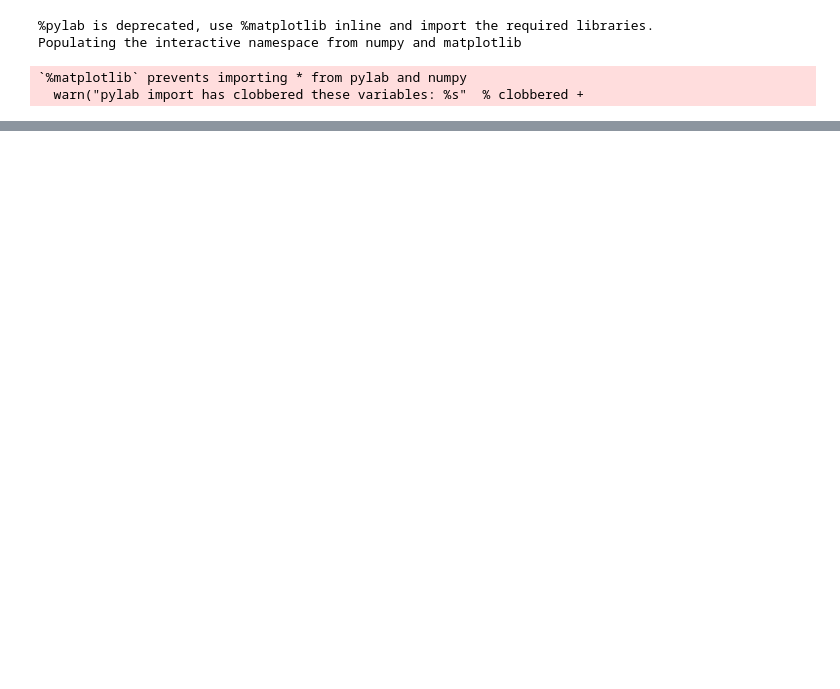
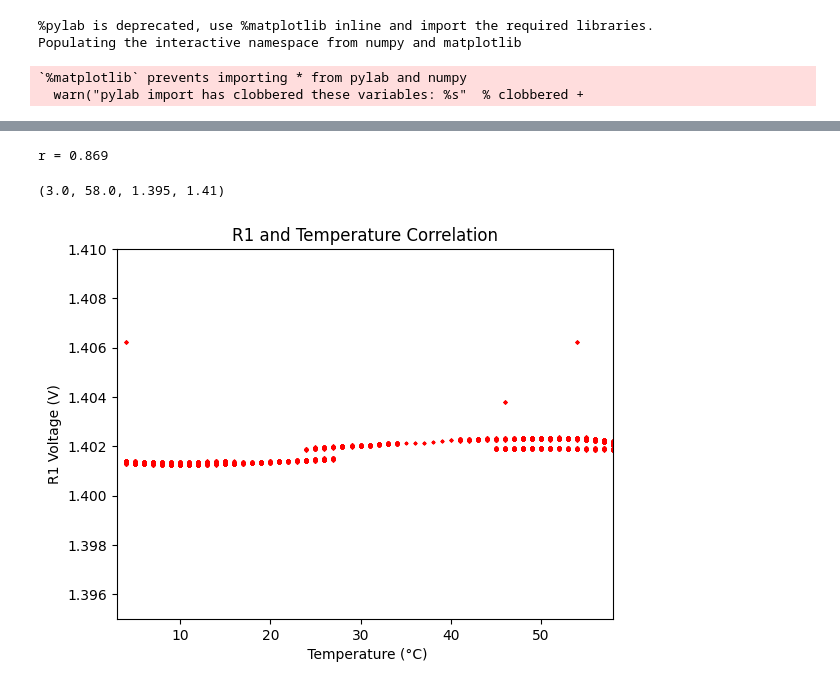
Before and after one commit to Mondayhs/Anasis_DSRP_Data, a Jupyter notebook: RADFET_anay/TmpAndRfCorrelation.ipynb, the cells around one changed output, grey strips where cells are left out. Saved outputs shown, nothing was run; the diff lists cells and outputs as text; code cells hidden in the pictures; blank space fills up the shorter version.

```diff
--- a/RADFET_anay/TmpAndRfCorrelation.ipynb
+++ b/RADFET_anay/TmpAndRfCorrelation.ipynb
@@ -91,0 +112,19 @@ for j in range(len(tem_)):
+# %%
+R1_C = np.around(coef(temR1_filter,R1_filter),3)
+
+print(f'r = {R1_C}')
+
+plt.scatter(temR1_filter,R1_filter, s=2, color='r', label=f'R1')
+# plt.plot(temR1_filter, np.full(len(temR1_filter), R1_max), 'lightgray', linestyle="--", label=f'3σ, -3σ')
+# plt.plot(temR1_filter, np.full(len(temR1_filter), R1_min), 'lightgray', linestyle="--")
+# plt.plot(temR1_filter, np.full(len(temR1_filter), np.mean(R1_filter)), 'lightgray', linestyle="-", label=f'mean')
+# plt.legend()
+
+plt.xlabel(" Temperature (°C)")
+plt.ylabel("R1 Voltage (V)")
+plt.title(f'R1 and Temperature Correlation')
+plt.axis([3, 58, 1.395,1.41])
+# %% [output]
+r = 0.869
+(3.0, 58.0, 1.395, 1.41)
+[figure, added]
```
Also changed, not shown: parts of 14 cells of this notebook, 18 other files.
